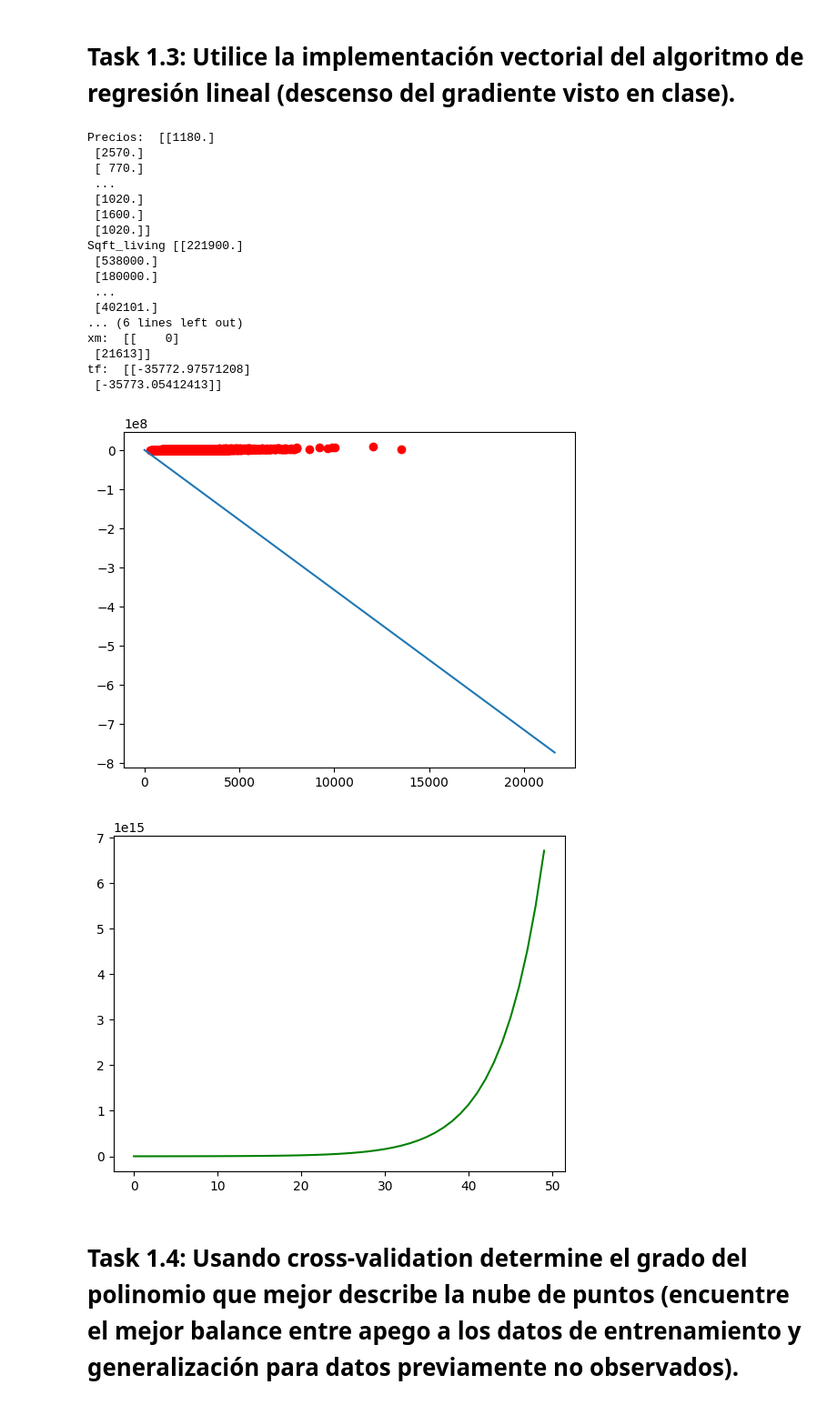
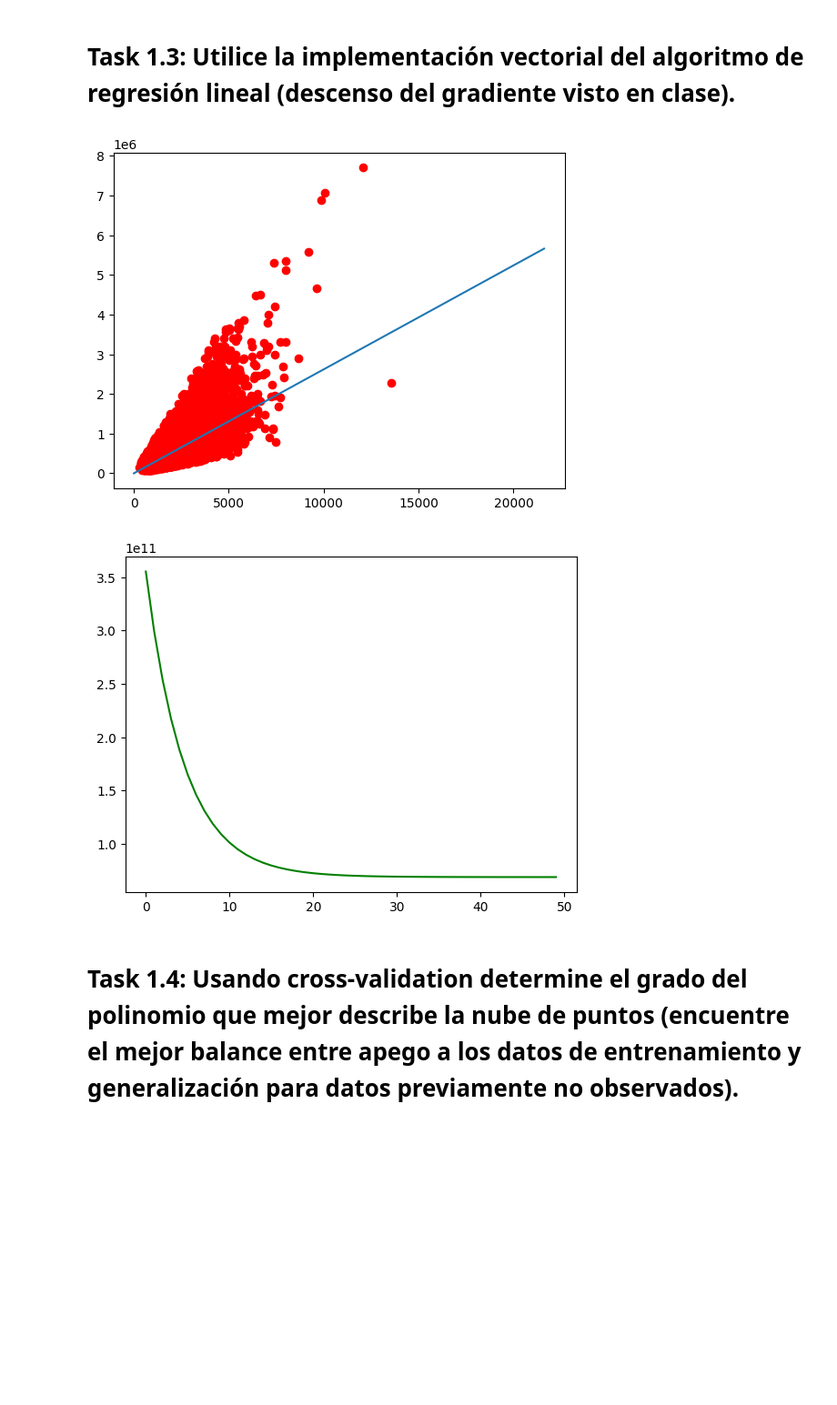
Before and after one commit to Javier19-cmd/HT3-IA, a Jupyter notebook: Lab3.ipynb, the cells around one changed output. Shown at 91% size. Cells and saved outputs as stored; diff of their text form; code cells hidden in the pictures; blank space fills up the shorter version.

```diff
--- a/Lab3.ipynb
+++ b/Lab3.ipynb
@@ -148,7 +131,7 @@ tf:  [[  0.97069069]
 import matplotlib.pyplot as plt
 import numpy as np
 import quad as q
-import linregv as l
+import linreg as l
 
 # Manipulando los datos.
 
@@ -166,8 +149,8 @@ y = y[~np.isnan(y)]
 X = X.reshape((-1, 1))
 y = y.reshape((-1, 1))
 
-print("Precios: ", X)
-print("Sqft_living", y)
+# print("Precios: ", X)
+# print("Sqft_living", y)
 
 # # Calculando Xr.
 # Xr = np.hstack((
@@ -187,59 +170,42 @@ to = to[~np.isnan(to)]
 to = to.reshape((len(to), 1))
 
 # Calculando el costo y el gradiente.
-tf, costs = l.linear_regressionv(
+tf, costs = l.linear_regression(
     Xr,
     y,
     to,
     q.cost,
     q.grad,
     a=0.00000001,
     n=50
 )
 
 xm = np.array([[0], [len(X)]])
 xmr = np.hstack((
     np.ones((2, 1)),
     xm
 ))
 
 
 ym = xmr @ tf # Pendiente de la recta a utilizar.
 
 
-print("ym: ", ym)
-print("xmr: ", xmr)
-print("xm: ", xm)
-print("tf: ", tf)
+# print("ym: ", ym)
+# print("xmr: ", xmr)
+# print("xm: ", xm)
+# print("tf: ", tf)
 
 # Graficando los resultados.
 plt.plot(X, y, "ro")
 plt.plot(xm, ym)
 plt.show()
 
 # Costo.
 plt.plot(costs, color="green")
 plt.show()
 # %% [output]
-Precios:  [[1180.]
- [2570.]
- [ 770.]
- ...
- [1020.]
- [1600.]
- [1020.]]
-Sqft_living [[221900.]
- [538000.]
- [180000.]
- ...
- [402101.]
-... (6 lines left out)
-xm:  [[    0]
- [21613]]
-tf:  [[-35772.97571208]
- [-35773.05412413]]
-[figure, old version]
+[figure, new version]
-[figure, old version]
+[figure, new version]
 # %% [markdown]
 # Task 1.4: Usando cross-validation determine el grado del polinomio que mejor describe la nube de puntos (encuentre el mejor balance entre apego a los datos de entrenamiento y generalización para datos previamente no observados).
 # %% [markdown]
```
Also changed, not shown: parts of 3 cells of this notebook, 2 other files.
